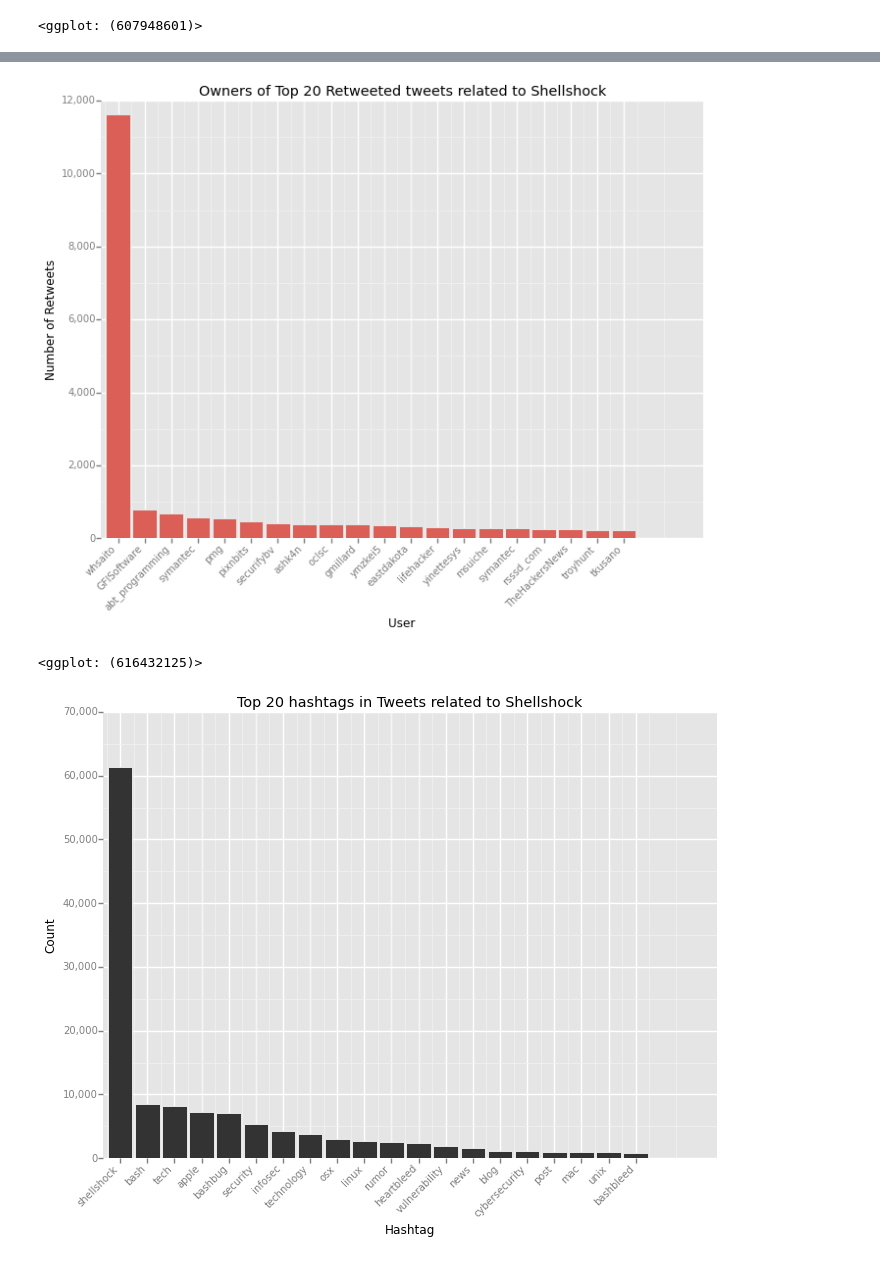
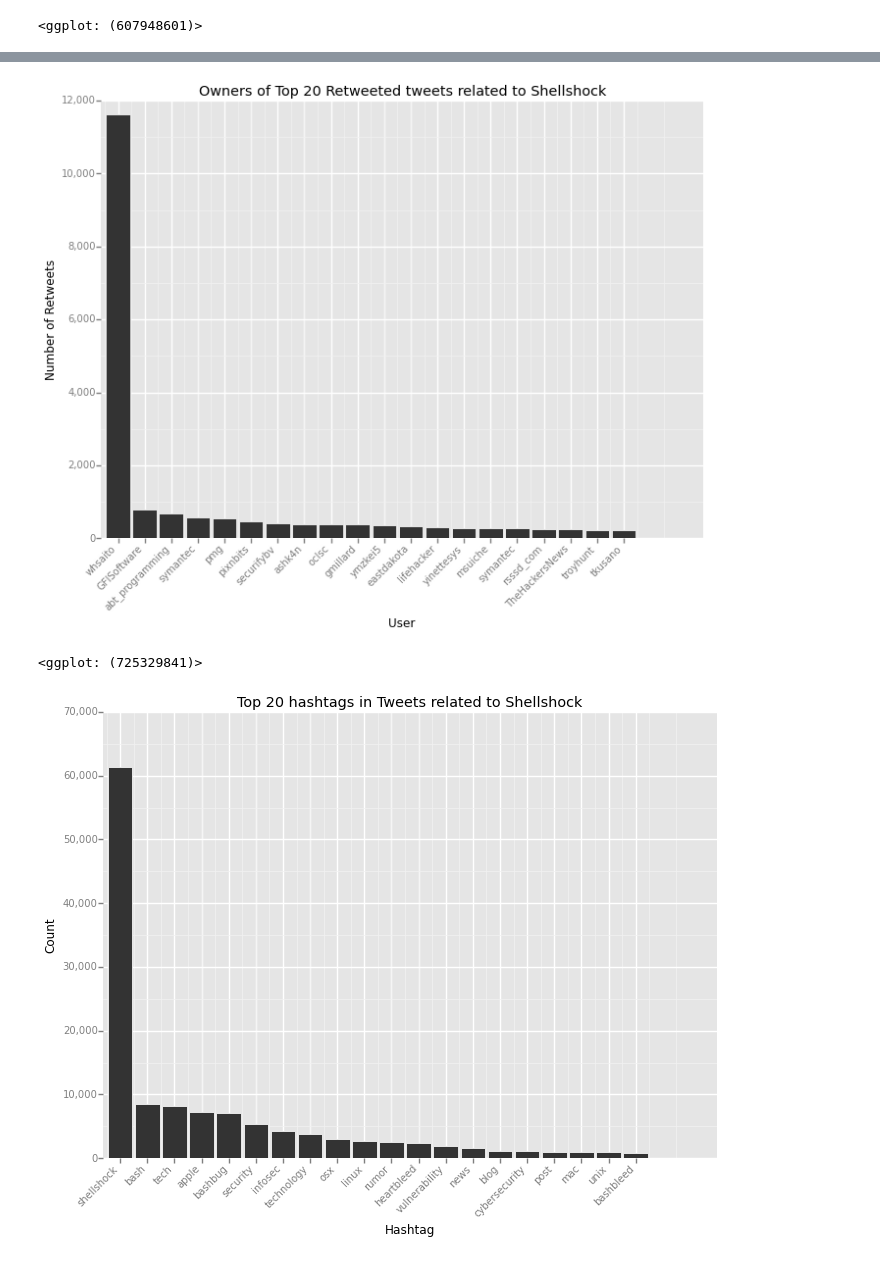
Before and after one commit to bhaskarvk/ShellShockAnalysis, a Jupyter notebook: Analysis of Shellshock Tweets.ipynb, the cells around one changed output, grey strips where cells are left out. Drawn from its saved outputs; the diff is of its cells as text; code cells hidden in the pictures.

```diff
--- a/Analysis of Shellshock Tweets.ipynb
+++ b/Analysis of Shellshock Tweets.ipynb
@@ -62,8 +63,16 @@ st = time.time()
 tweetsDF = pd.DataFrame(tweets)
 tweetsDF['date'] = tweetsDF['created_at'].map(lambda x: x.date()) # Jus the Date
 tweetsDF['user_info'] = tweetsDF['user'].map(lambda u:u['name']+'(@'+u['screen_name']+')')
+tweetsDF['user_loc'] = tweetsDF['user'].map(lambda u: u['location'])
+tweetsDF['tweeted_to'] = tweetsDF['user'].map(lambda u: u['followers_count'])
 tweetsDF['screen_name'] = tweetsDF['user'].map(lambda u: u['screen_name'])
 tweetsDF['is_a_retweet'] = pd.notnull(tweetsDF['retweeted_status']) #Is it a retweet ?
+
+# Take out the Link target from source.
+regexp_link = r'''<a .+>(.+)</a>'''
+pattern = re.compile(regexp_link)
+tweetsDF['source'] = tweetsDF['source'].map(lambda x: pattern.findall(x)[0])
+
 # Hashtags and URLs are burried deep in JSON,
 # extract them and convernt them to a comma separated string.
 tweetsDF['hashtags'] = tweetsDF['entities'].map(
@@ -116,13 +193,13 @@ HTML('<div><h3>Top 20 Retweeted Tweets</h3><br/>' + \
 # %%
 # Plot the owners of these top 20 retweeted tweets against retweet count.
 ggplot(uniqtweetsDF.sort(columns='retweet_count',ascending=False)[0:20].reset_index(),
-       aes(x='factor(screen_name)', y='retweet_count', fill='factor(is_a_retweet)')) + \
+       aes(x='factor(screen_name)', y='retweet_count')) + \
     geom_bar(stat='identity') + scale_y_continuous(labels='comma') + \
     theme(axis_text_x=element_text(angle=45, hjust=1)) + \
     xlab('User') + ylab('Number of Retweets') + ggtitle('Owners of Top 20 Retweeted tweets related to Shellshock')
 # %% [output]
-[figure, old version]
+[figure, new version]
-<ggplot: (616432125)>
+<ggplot: (725329841)>
 # %%
 # Helper function to plot hashtags, urls.
 def plotTopNAttrs(df, listKey, attrKey, howMany):
```
Also changed, not shown: parts of 18 cells of this notebook.
